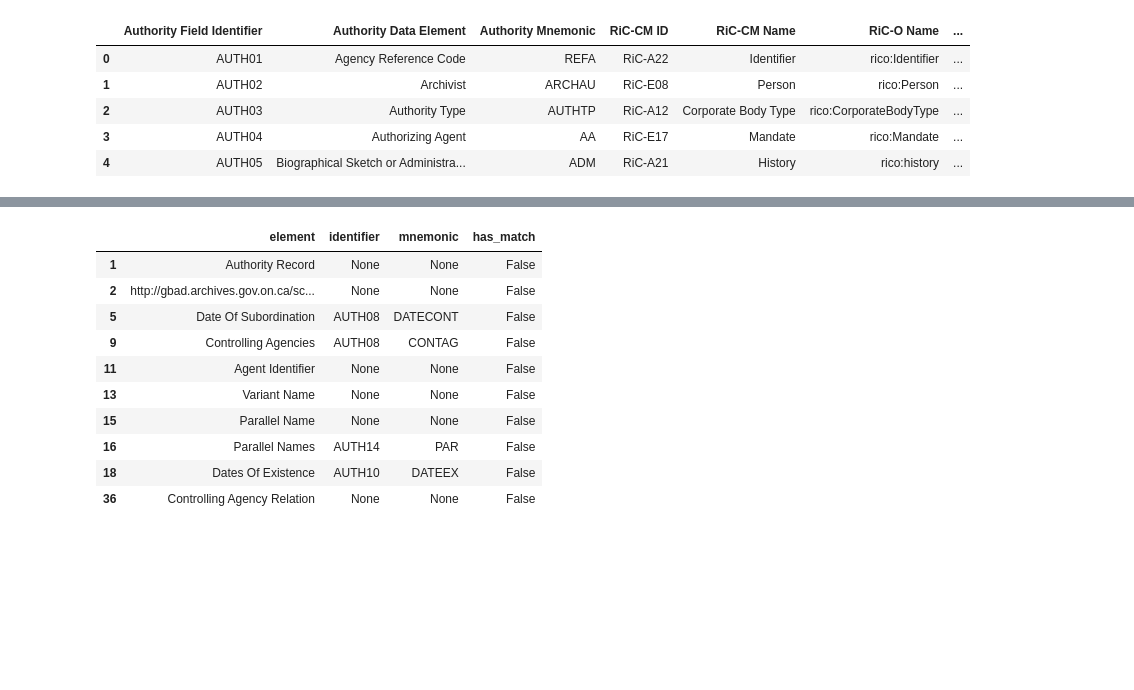
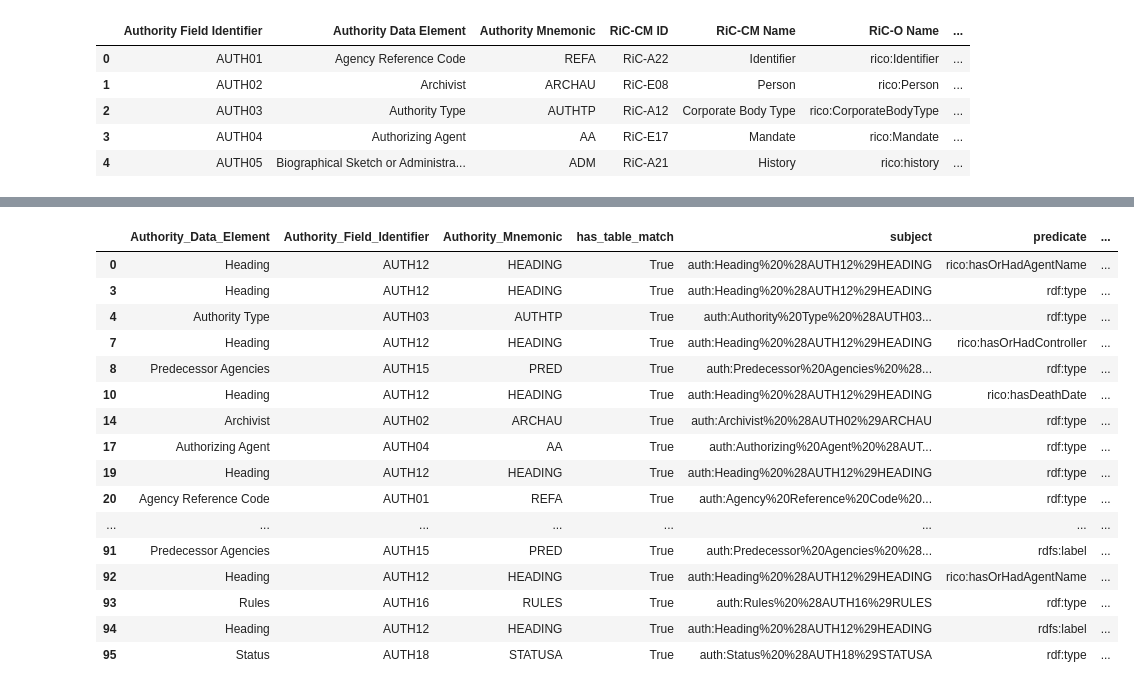
Before and after one commit to gbad-project/records_in_contexts_draw_io_parser, a Jupyter notebook: gbad/mapping/tools/map_schema.ipynb, the cells around one changed output, grey strips where cells are left out. Drawn from its saved outputs; the diff is of its cells as text; code cells hidden in the pictures; blank space fills up the shorter version.

```diff
--- a/gbad/mapping/tools/map_schema.ipynb
+++ b/gbad/mapping/tools/map_schema.ipynb
@@ -16,2 +9,20 @@ g.parse("../../schema/authority/general_authority_to_ric-o_model_v11_-_9_july_20
+# %%
+# Create an RDF graph
+g = Graph()
+graph_path = '../../schema/authority/general_authority_to_ric-o_model_v11_-_9_july_2024.ttl'
+g.parse(graph_path,
+        format="turtle")  # Adjust the format as needed
+
+# Define custom prefixes
+rico = ('rico', 'https://www.ica.org/standards/RiC/ontology#')
+schema = ('auth', 'http://gbad.archives.gov.on.ca/schema/authority#')
+
+# Bind prefixes to namespaces
+namespace_manager = g.namespace_manager
+namespace_manager.bind(rico[0], Namespace(rico[1]))
+namespace_manager.bind(schema[0], Namespace(schema[1]))
+namespace_manager.bind('rdf', RDF)
+namespace_manager.bind('rdfs', RDFS)
+namespace_manager.bind('owl', OWL)
 # %%
 # Query to get all subjects, predicates, and objects
@@ -28,7 +35,13 @@ WHERE {{
 # Execute the query
 result = g.query(query)
 # %%
-table = pd.read_csv('../../schema/authority/Authorities to RiC Data Elements Mapping.csv')
+# Define table data
+table_path = '../../schema/authority/Authorities to RiC Data Elements Mapping.csv'
+element_label = 'Authority_Data_Element'
+identifier_label = 'Authority_Field_Identifier'
+mnemonic_label = 'Authority_Mnemonic'
+
+table = pd.read_csv(table_path)
 table.head()
 # %% [output]
 |  | Authority Field Identifier | Authority Data Element | Authority Mnemonic | RiC-CM ID | RiC-CM Name | RiC-O Name | ... |
@@ -87,14 +168,20 @@ parsed_df = pd.DataFrame(parsed_results)
 # %%
-parsed_df[parsed_df['has_match']==False].drop_duplicates()
+parsed_df[parsed_df[table_match_label]==True].drop_duplicates()
 # %% [output]
-|  | element | identifier | mnemonic | has_match |
-| 1 | Authority Record | None | None | False |
-| 2 | http://gbad.archives.gov.on.ca/sc... | None | None | False |
-| 5 | Date Of Subordination | AUTH08 | DATECONT | False |
-| 9 | Controlling Agencies | AUTH08 | CONTAG | False |
-| 11 | Agent Identifier | None | None | False |
-| 13 | Variant Name | None | None | False |
-| 15 | Parallel Name | None | None | False |
-| 16 | Parallel Names | AUTH14 | PAR | False |
-| 18 | Dates Of Existence | AUTH10 | DATEEX | False |
-| 36 | Controlling Agency Relation | None | None | False |
+|  | Authority_Data_Element | Authority_Field_Identifier | Authority_Mnemonic | has_table_match | subject | predicate | ... |
+| 0 | Heading | AUTH12 | HEADING | True | auth:Heading%20%28AUTH12%29HEADING | rico:hasOrHadAgentName | ... |
+| 3 | Heading | AUTH12 | HEADING | True | auth:Heading%20%28AUTH12%29HEADING | rdf:type | ... |
+| 4 | Authority Type | AUTH03 | AUTHTP | True | auth:Authority%20Type%20%28AUTH03... | rdf:type | ... |
+| 7 | Heading | AUTH12 | HEADING | True | auth:Heading%20%28AUTH12%29HEADING | rico:hasOrHadController | ... |
+| 8 | Predecessor Agencies | AUTH15 | PRED | True | auth:Predecessor%20Agencies%20%28... | rdf:type | ... |
+| 10 | Heading | AUTH12 | HEADING | True | auth:Heading%20%28AUTH12%29HEADING | rico:hasDeathDate | ... |
+| 14 | Archivist | AUTH02 | ARCHAU | True | auth:Archivist%20%28AUTH02%29ARCHAU | rdf:type | ... |
+| 17 | Authorizing Agent | AUTH04 | AA | True | auth:Authorizing%20Agent%20%28AUT... | rdf:type | ... |
+| 19 | Heading | AUTH12 | HEADING | True | auth:Heading%20%28AUTH12%29HEADING | rdf:type | ... |
+| 20 | Agency Reference Code | AUTH01 | REFA | True | auth:Agency%20Reference%20Code%20... | rdf:type | ... |
+| ... | ... | ... | ... | ... | ... | ... | ... |
+| 91 | Predecessor Agencies | AUTH15 | PRED | True | auth:Predecessor%20Agencies%20%28... | rdfs:label | ... |
+| 92 | Heading | AUTH12 | HEADING | True | auth:Heading%20%28AUTH12%29HEADING | rico:hasOrHadAgentName | ... |
+| 93 | Rules | AUTH16 | RULES | True | auth:Rules%20%28AUTH16%29RULES | rdf:type | ... |
+| 94 | Heading | AUTH12 | HEADING | True | auth:Heading%20%28AUTH12%29HEADING | rdfs:label | ... |
+| 95 | Status | AUTH18 | STATUSA | True | auth:Status%20%28AUTH18%29STATUSA | rdf:type | ... |
```
Also changed, not shown: parts of 5 cells of this notebook.
